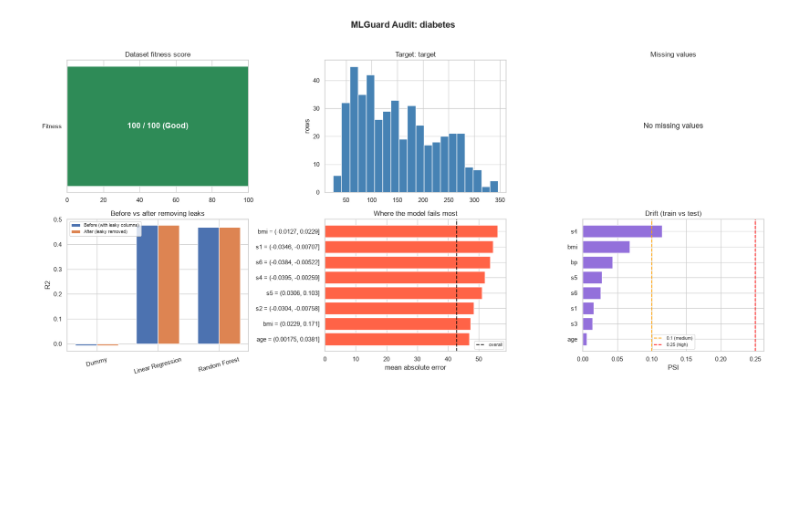
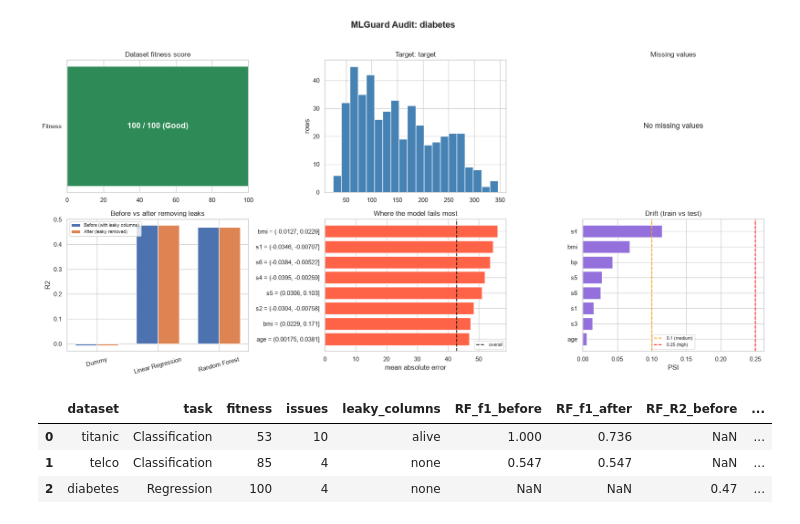
Before and after one commit to imankitcoder/MLGuard, a Jupyter notebook: MLGuard_Audit.ipynb, the cells around one changed output. Drawn from its saved outputs; the diff is of its cells as text; code cells hidden in the pictures; blank space fills up the shorter version.

Commit message:
Add results summary table and 25-test suite

```diff
--- a/MLGuard_Audit.ipynb
+++ b/MLGuard_Audit.ipynb
@@ -1321,3 +1321,21 @@ ISSUES AND HOW TO FIX THEM
 Note: all flags are warnings, not proof. A human should check them.
 ================================================================
 [figure]
+# %%
+# Summary table of all 3 datasets
+rows = []
+for name, r in all_results.items():
+    comp = r["comparison"]
+    metric = "f1" if r["task"] == "Classification" else "R2"
+    rf = comp[comp["model"] == "Random Forest"].iloc[0]
+    rows.append({"dataset": name, "task": r["task"], "fitness": r["fitness"]["score"],
+                 "issues": len(r["findings"]),
+                 "leaky_columns": ", ".join(r["before_after"]["leaky_columns"]) or "none",
+                 "RF_" + metric + "_before": rf[metric + "_before"],
+                 "RF_" + metric + "_after": rf[metric + "_after"]})
+pd.DataFrame(rows)
+# %% [output]
+|  | dataset | task | fitness | issues | leaky_columns | RF_f1_before | RF_f1_after | RF_R2_before | ... |
+| 0 | titanic | Classification | 53 | 10 | alive | 1.000 | 0.736 | NaN | ... |
+| 1 | telco | Classification | 85 | 4 | none | 0.547 | 0.547 | NaN | ... |
+| 2 | diabetes | Regression | 100 | 4 | none | NaN | NaN | 0.47 | ... |
```
Also changed, not shown: parts of 1 cell of this notebook.
